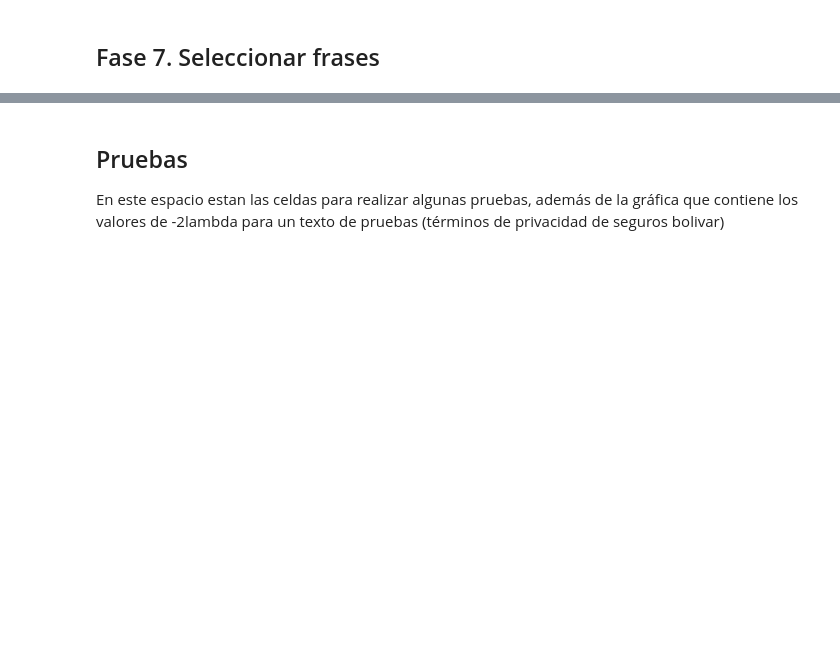
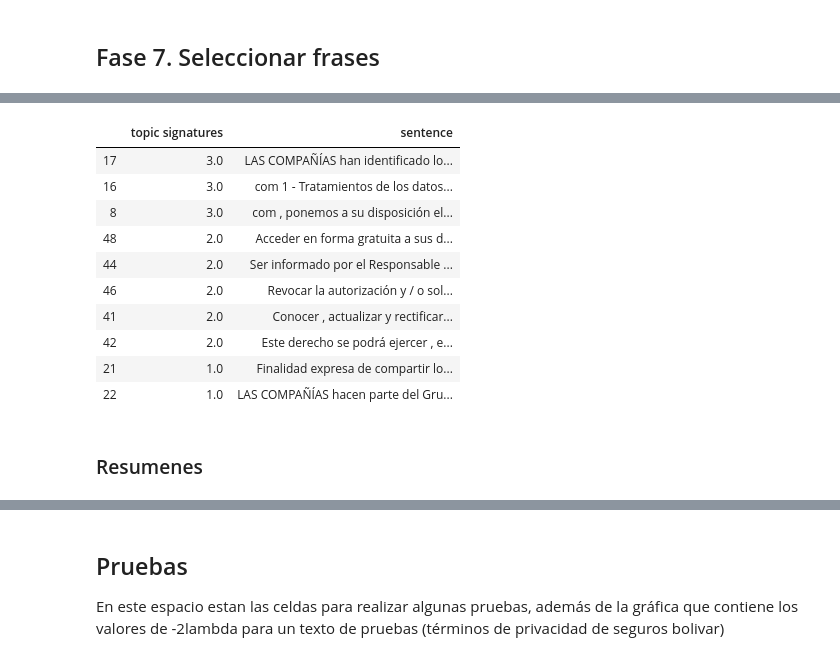
Before and after one commit to ecardona506/terms-of-service, a Jupyter notebook: Prueba de Verosimilitud Logaritmica.ipynb, the cells around one changed output, grey strips where cells are left out. Drawn from its saved outputs; the diff is of its cells as text; code cells hidden in the pictures; blank space fills up the shorter version.

```diff
--- a/Prueba de Verosimilitud Logaritmica.ipynb
+++ b/Prueba de Verosimilitud Logaritmica.ipynb
@@ -291,0 +352,16 @@ df_resumen
+# %%
+df_0_005.head(10)
+# %% [output]
+|  | topic signatures | sentence |
+| 17 | 3.0 | LAS COMPAÑÍAS han identificado lo... |
+| 16 | 3.0 | com 1 - Tratamientos de los datos... |
+| 8 | 3.0 | com , ponemos a su disposición el... |
+| 48 | 2.0 | Acceder en forma gratuita a sus d... |
+| 44 | 2.0 | Ser informado por el Responsable ... |
+| 46 | 2.0 | Revocar la autorización y / o sol... |
+| 41 | 2.0 | Conocer , actualizar y rectificar... |
+| 42 | 2.0 | Este derecho se podrá ejercer , e... |
+| 21 | 1.0 | Finalidad expresa de compartir lo... |
+| 22 | 1.0 | LAS COMPAÑÍAS hacen parte del Gru... |
+# %% [markdown]
+### Resumenes
```
Also changed, not shown: parts of 28 cells of this notebook, 2 other files.
